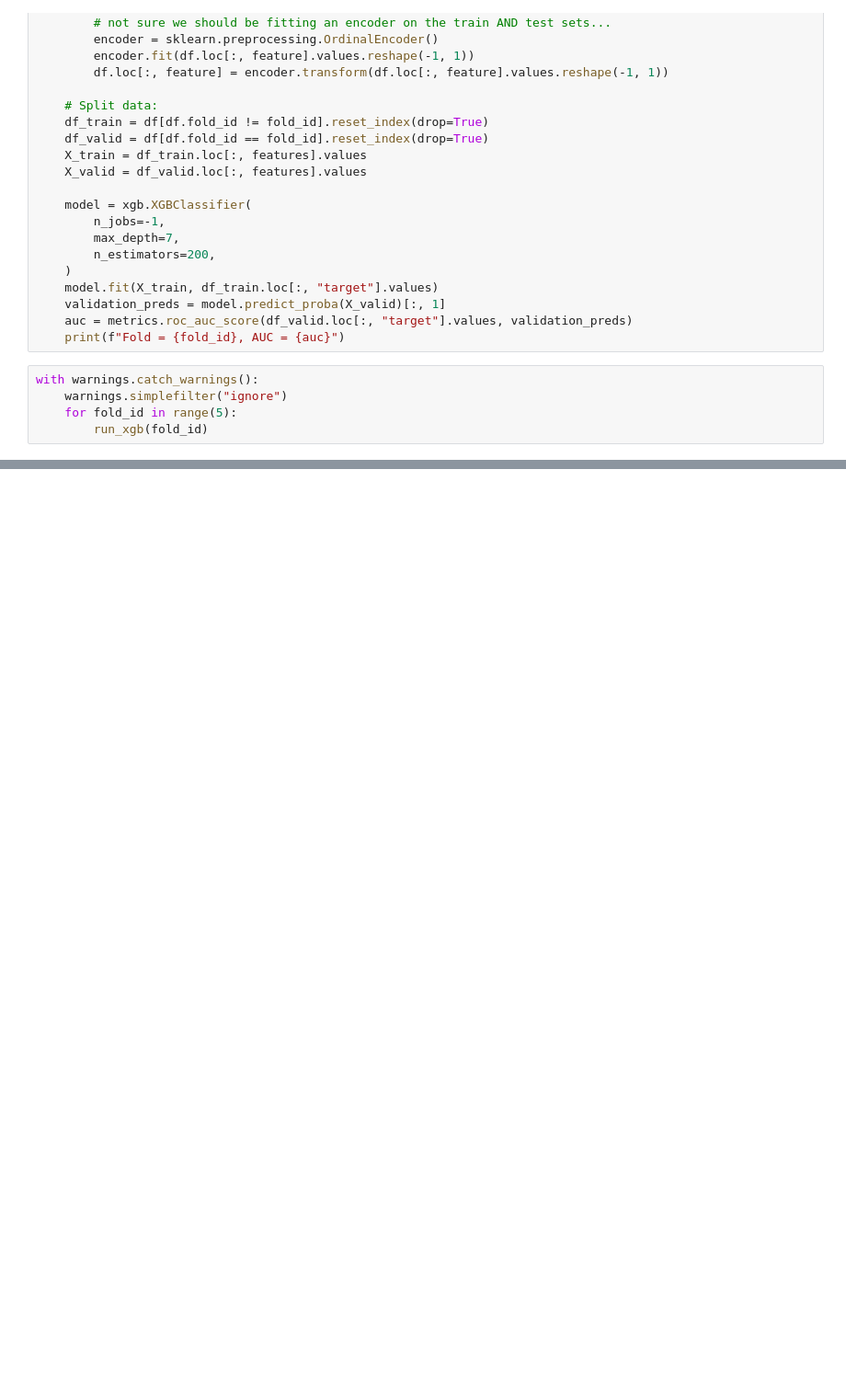
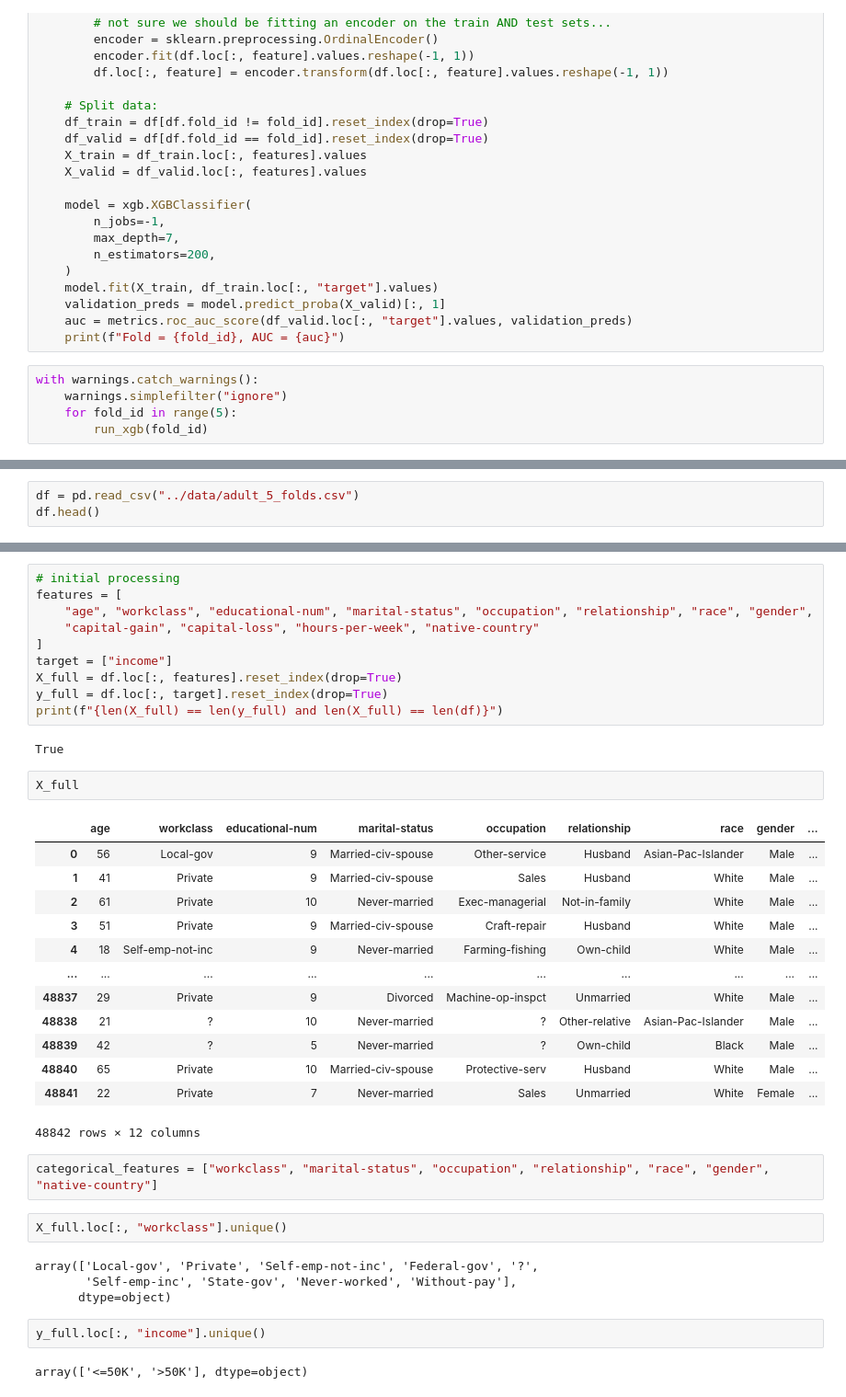
Before and after one commit to EFulmer/ml-misc, a Jupyter notebook: notebooks/Thakur Chapter 5 - Categorical Variables.ipynb, the cells around one changed output, grey strips where cells are left out. Shown at 92% size. Drawn from its saved outputs; the diff is of its cells as text; blank space fills up the shorter version.

```diff
--- a/notebooks/Thakur Chapter 5 - Categorical Variables.ipynb
+++ b/notebooks/Thakur Chapter 5 - Categorical Variables.ipynb
@@ -413,0 +436,3 @@ with warnings.catch_warnings():
+# %%
+df = pd.read_csv("../data/adult_5_folds.csv")
+df.head()
@@ -413,0 +446,40 @@ with warnings.catch_warnings():
+# %%
+# initial processing
+features = [
+    "age", "workclass", "educational-num", "marital-status", "occupation", "relationship", "race", "gender",
+    "capital-gain", "capital-loss", "hours-per-week", "native-country"
+]
+target = ["income"]
+X_full = df.loc[:, features].reset_index(drop=True)
+y_full = df.loc[:, target].reset_index(drop=True)
+print(f"{len(X_full) == len(y_full) and len(X_full) == len(df)}")
+# %% [output]
+True
+# %%
+X_full
+# %% [output]
+|  | age | workclass | educational-num | marital-status | occupation | relationship | race | gender | ... |
+| 0 | 56 | Local-gov | 9 | Married-civ-spouse | Other-service | Husband | Asian-Pac-Islander | Male | ... |
+| 1 | 41 | Private | 9 | Married-civ-spouse | Sales | Husband | White | Male | ... |
+| 2 | 61 | Private | 10 | Never-married | Exec-managerial | Not-in-family | White | Male | ... |
+| 3 | 51 | Private | 9 | Married-civ-spouse | Craft-repair | Husband | White | Male | ... |
+| 4 | 18 | Self-emp-not-inc | 9 | Never-married | Farming-fishing | Own-child | White | Male | ... |
+| ... | ... | ... | ... | ... | ... | ... | ... | ... | ... |
+| 48837 | 29 | Private | 9 | Divorced | Machine-op-inspct | Unmarried | White | Male | ... |
+| 48838 | 21 | ? | 10 | Never-married | ? | Other-relative | Asian-Pac-Islander | Male | ... |
+| 48839 | 42 | ? | 5 | Never-married | ? | Own-child | Black | Male | ... |
+| 48840 | 65 | Private | 10 | Married-civ-spouse | Protective-serv | Husband | White | Male | ... |
+| 48841 | 22 | Private | 7 | Never-married | Sales | Unmarried | White | Female | ... |
+48842 rows × 12 columns
+# %%
+categorical_features = ["workclass", "marital-status", "occupation", "relationship", "race", "gender", "native-country"]
+# %%
+X_full.loc[:, "workclass"].unique()
+# %% [output]
+array(['Local-gov', 'Private', 'Self-emp-not-inc', 'Federal-gov', '?',
+       'Self-emp-inc', 'State-gov', 'Never-worked', 'Without-pay'],
+      dtype=object)
+# %%
+y_full.loc[:, "income"].unique()
+# %% [output]
+array(['<=50K', '>50K'], dtype=object)
```
Also changed, not shown: parts of 20 cells of this notebook, 7 other files.
